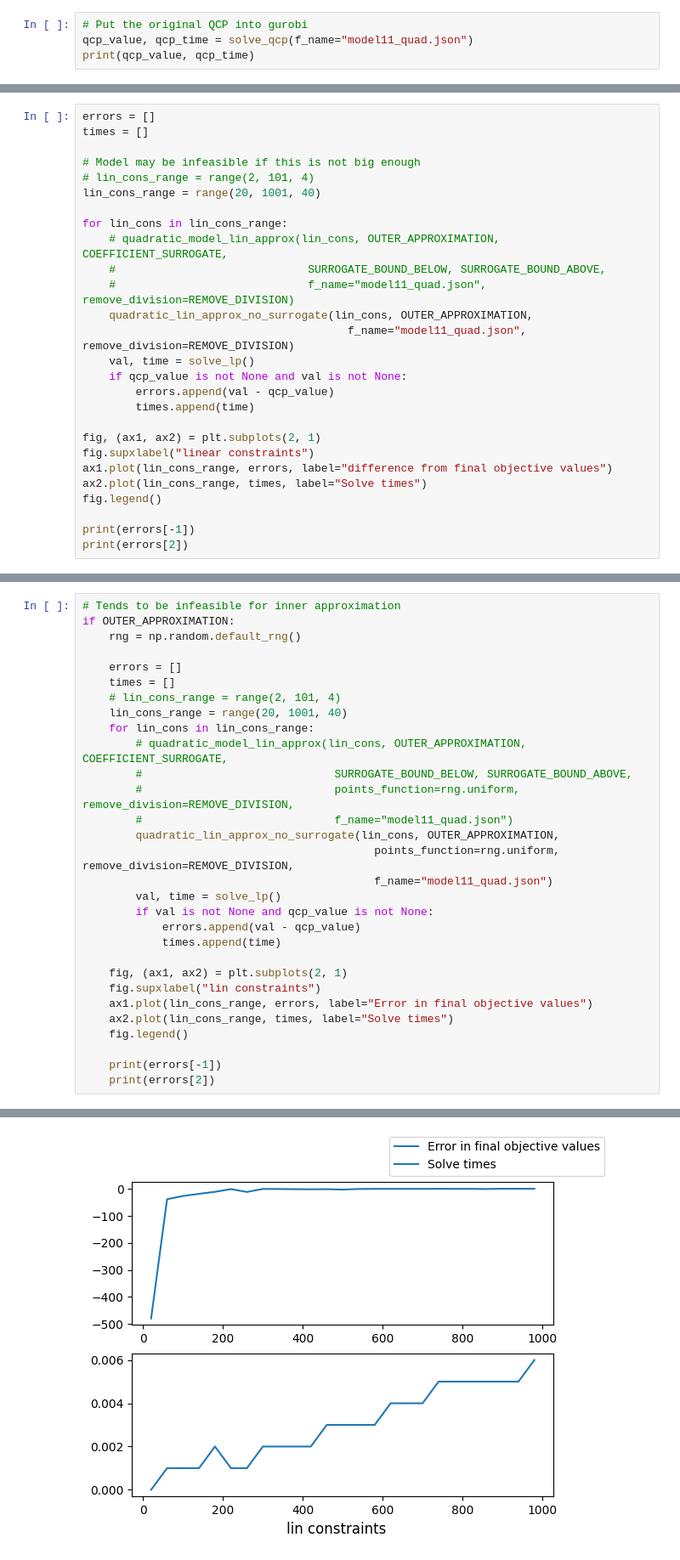
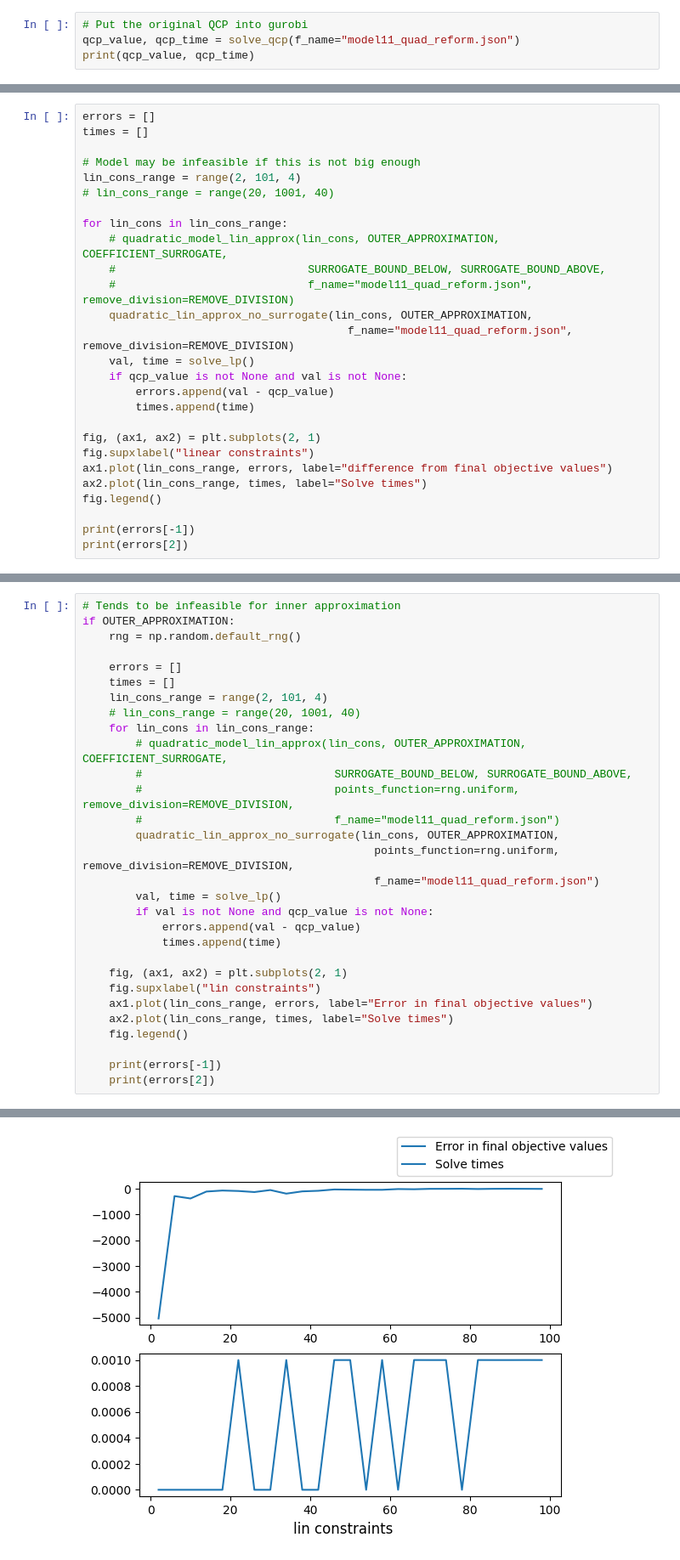
Before and after one commit to micpap25/ENG-QUANT, a Jupyter notebook: experiments/classical_run_points_compare.ipynb, the cells around one changed output, grey strips where cells are left out. Shown at 85% size. Drawn from its saved outputs; the diff is of its cells as text.

```diff
--- a/experiments/classical_run_points_compare.ipynb
+++ b/experiments/classical_run_points_compare.ipynb
@@ -39,6 +36,6 @@ SURROGATE_BOUND_ABOVE = True
 REMOVE_DIVISION = False
 # %%
 # Put the original QCP into gurobi
-qcp_value, qcp_time = solve_qcp(f_name="model11_quad.json")
+qcp_value, qcp_time = solve_qcp(f_name="model11_quad_reform.json")
 print(qcp_value, qcp_time)
 # %% [output]
@@ -57,15 +51,15 @@ errors = []
 times = []
 
 # Model may be infeasible if this is not big enough
-# lin_cons_range = range(2, 101, 4)
-lin_cons_range = range(20, 1001, 40)
+lin_cons_range = range(2, 101, 4)
+# lin_cons_range = range(20, 1001, 40)
 
 for lin_cons in lin_cons_range:
     # quadratic_model_lin_approx(lin_cons, OUTER_APPROXIMATION, COEFFICIENT_SURROGATE,
     #                             SURROGATE_BOUND_BELOW, SURROGATE_BOUND_ABOVE,
-    #                             f_name="model11_quad.json", remove_division=REMOVE_DIVISION)
+    #                             f_name="model11_quad_reform.json", remove_division=REMOVE_DIVISION)
     quadratic_lin_approx_no_surrogate(lin_cons, OUTER_APPROXIMATION,
-                                        f_name="model11_quad.json", remove_division=REMOVE_DIVISION)
+                                        f_name="model11_quad_reform.json", remove_division=REMOVE_DIVISION)
     val, time = solve_lp()
     if qcp_value is not None and val is not None:
         errors.append(val - qcp_value)
@@ -90,16 +84,16 @@ if OUTER_APPROXIMATION:
 
     errors = []
     times = []
-    # lin_cons_range = range(2, 101, 4)
-    lin_cons_range = range(20, 1001, 40)
+    lin_cons_range = range(2, 101, 4)
+    # lin_cons_range = range(20, 1001, 40)
     for lin_cons in lin_cons_range:
         # quadratic_model_lin_approx(lin_cons, OUTER_APPROXIMATION, COEFFICIENT_SURROGATE,
         #                             SURROGATE_BOUND_BELOW, SURROGATE_BOUND_ABOVE,
         #                             points_function=rng.uniform, remove_division=REMOVE_DIVISION,
-        #                             f_name="model11_quad.json")
+        #                             f_name="model11_quad_reform.json")
         quadratic_lin_approx_no_surrogate(lin_cons, OUTER_APPROXIMATION,
                                             points_function=rng.uniform, remove_division=REMOVE_DIVISION,
-                                            f_name="model11_quad.json")
+                                            f_name="model11_quad_reform.json")
         val, time = solve_lp()
         if val is not None and qcp_value is not None:
             errors.append(val - qcp_value)
@@ -119,2 +113,2 @@ if OUTER_APPROXIMATION:
-[figure, old version]
+[figure, new version]
 # %%
```
Also changed, not shown: parts of 10 cells of this notebook, 19 other files.
